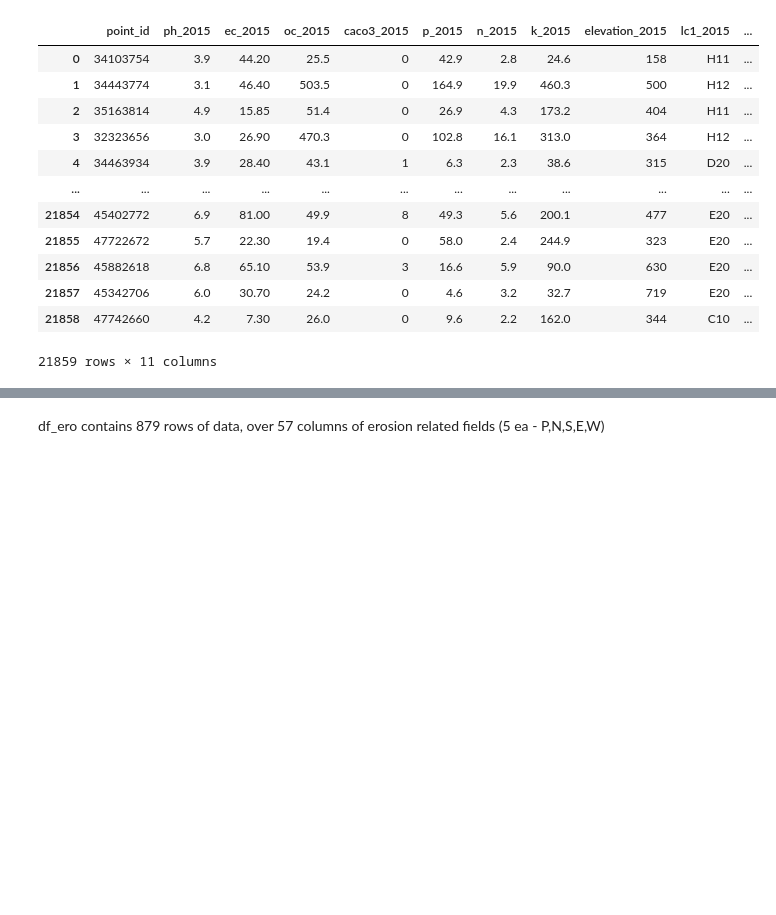
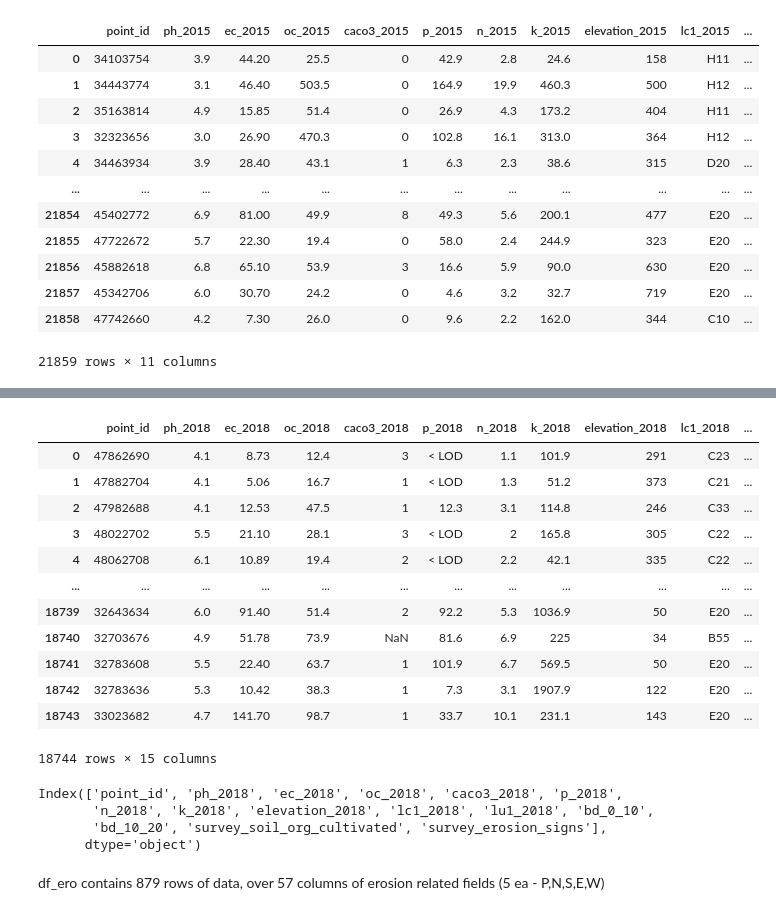
Before and after one commit to IndianGrandpa/AI4ls-Team-52, a Jupyter notebook: data/jc-interim/EDA.ipynb, the cells around one changed output, grey strips where cells are left out. Drawn from its saved outputs; the diff is of its cells as text; code cells hidden in the pictures; blank space fills up the shorter version.

```diff
--- a/data/jc-interim/EDA.ipynb
+++ b/data/jc-interim/EDA.ipynb
@@ -568,3 +621,30 @@ df_2015.to_csv("df_2015.csv", index=False)
+# %%
+path_2018 = "..\..\data\df_2018_with_bd_org_erosion.csv"
+df_2018 = pd.read_csv(path_2018, delimiter=",")
+df_2018
+# %% [output]
+|  | point_id | ph_2018 | ec_2018 | oc_2018 | caco3_2018 | p_2018 | n_2018 | k_2018 | elevation_2018 | lc1_2018 | ... |
+| 0 | 47862690 | 4.1 | 8.73 | 12.4 | 3 | < LOD | 1.1 | 101.9 | 291 | C23 | ... |
+| 1 | 47882704 | 4.1 | 5.06 | 16.7 | 1 | < LOD | 1.3 | 51.2 | 373 | C21 | ... |
+| 2 | 47982688 | 4.1 | 12.53 | 47.5 | 1 | 12.3 | 3.1 | 114.8 | 246 | C33 | ... |
+| 3 | 48022702 | 5.5 | 21.10 | 28.1 | 3 | < LOD | 2 | 165.8 | 305 | C22 | ... |
+| 4 | 48062708 | 6.1 | 10.89 | 19.4 | 2 | < LOD | 2.2 | 42.1 | 335 | C22 | ... |
+| ... | ... | ... | ... | ... | ... | ... | ... | ... | ... | ... | ... |
+| 18739 | 32643634 | 6.0 | 91.40 | 51.4 | 2 | 92.2 | 5.3 | 1036.9 | 50 | E20 | ... |
+| 18740 | 32703676 | 4.9 | 51.78 | 73.9 | NaN | 81.6 | 6.9 | 225 | 34 | B55 | ... |
+| 18741 | 32783608 | 5.5 | 22.40 | 63.7 | 1 | 101.9 | 6.7 | 569.5 | 50 | E20 | ... |
+| 18742 | 32783636 | 5.3 | 10.42 | 38.3 | 1 | 7.3 | 3.1 | 1907.9 | 122 | E20 | ... |
+| 18743 | 33023682 | 4.7 | 141.70 | 98.7 | 1 | 33.7 | 10.1 | 231.1 | 143 | E20 | ... |
+18744 rows × 15 columns
+# %%
+df_2018 = df_2018.loc[:, ['point_id', 'ph_2018', 'ec_2018', 'oc_2018', 'caco3_2018', 'p_2018',
+       'n_2018', 'k_2018', 'elevation_2018', 'lc1_2018', 'lu1_2018', 'bd_0_10',
+       'bd_10_20', 'survey_erosion_signs']]
+# %% [output]
+Index(['point_id', 'ph_2018', 'ec_2018', 'oc_2018', 'caco3_2018', 'p_2018',
+       'n_2018', 'k_2018', 'elevation_2018', 'lc1_2018', 'lu1_2018', 'bd_0_10',
+       'bd_10_20', 'survey_soil_org_cultivated', 'survey_erosion_signs'],
+      dtype='object')
 # %% [markdown]
 df_ero contains 879 rows of data, over 57 columns of erosion related fields (5 ea - P,N,S,E,W)
 # %% [markdown]
```
Also changed, not shown: parts of 5 cells of this notebook, 3 other files.
